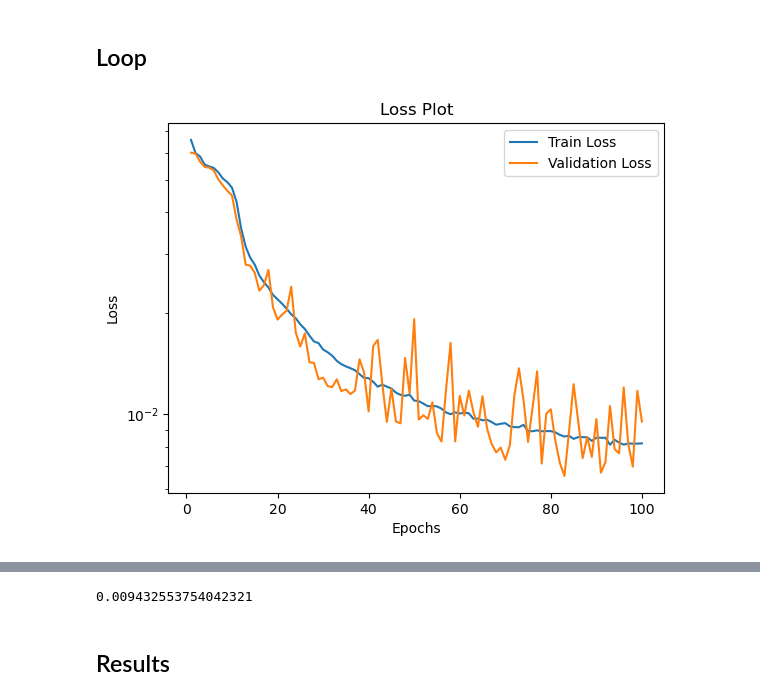
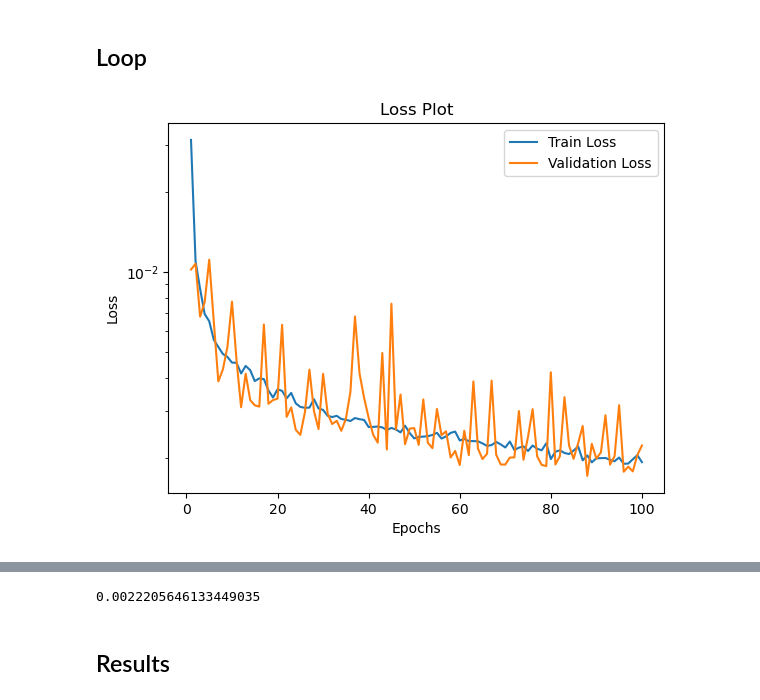
Before and after one commit to jonahmougoue/Quantum-ML-Models, a Jupyter notebook: Part1/predict_energy.ipynb, the cells around one changed output, grey strips where cells are left out. Saved outputs shown, nothing was run; the diff lists cells and outputs as text; code cells hidden in the pictures.

```diff
--- a/Part1/predict_energy.ipynb
+++ b/Part1/predict_energy.ipynb
@@ -152,29 +152,23 @@ def energy_train(model:nn.Module,
         test_loss_change.append(val_loss)
         if verbose:
             tqdm.write(f'Epoch {epoch + 1}/{epochs}\nTrain Loss: {avg_loss}')
-    plot_loss(train_loss_change,len(range(epochs)),test_loss_change,label1='Train Loss',label2='Validation Loss')
+    plot_loss(train_loss_change,test_loss_change,label1='Train Loss',label2='Validation Loss')
 # %% [markdown]
 ## Loop
 # %%
-from energy_CNN import EnergyCNN
+from energy_cnn import EnergyCNN
 device = 'cuda' if torch.cuda.is_available() else 'cpu'
 
-model = EnergyCNN(cnn_channels=((64,3,2,1),
-                                (16,3,2,1),
-                                (64,3,2,1),
-                                (16,3,2,1),
-                                (64,3,2,1),
-                                (16,3,2,1),
-                                (64,3,2,1),
-                                (16,3,2,1)),
-                  hidden_layers=(128,64,32),
+model = EnergyCNN(cnn_channels=(64,16,64,16,64,16,64,16),
+                  hidden_layers=(128,64,32)
                   ).to(device)
 
-optimizer = torch.optim.SGD(model.parameters(), lr=0.01)
+#optimizer = torch.optim.SGD(model.parameters(), lr=0.01)
+optimizer = torch.optim.Adam(model.parameters(),lr=0.001)
 loss_fn = nn.L1Loss()
 
 epochs = 100
 energy_train(model,epochs,train_dataloader,validation_dataloader,optimizer,loss_fn,device,verbose=False)
 energy_test(model,test_dataloader,loss_fn,device,validate=False,verbose=False)
 # %% [output]
-[figure, old version]
+[figure, new version]
@@ -182,4 +176,4 @@ Test Loss: 0.009432553754042321
-0.009432553754042321
+0.0022205646133449035
 # %% [markdown]
 ## Results
 # %%
```
Also changed, not shown: parts of 3 cells of this notebook, 1 other file.
